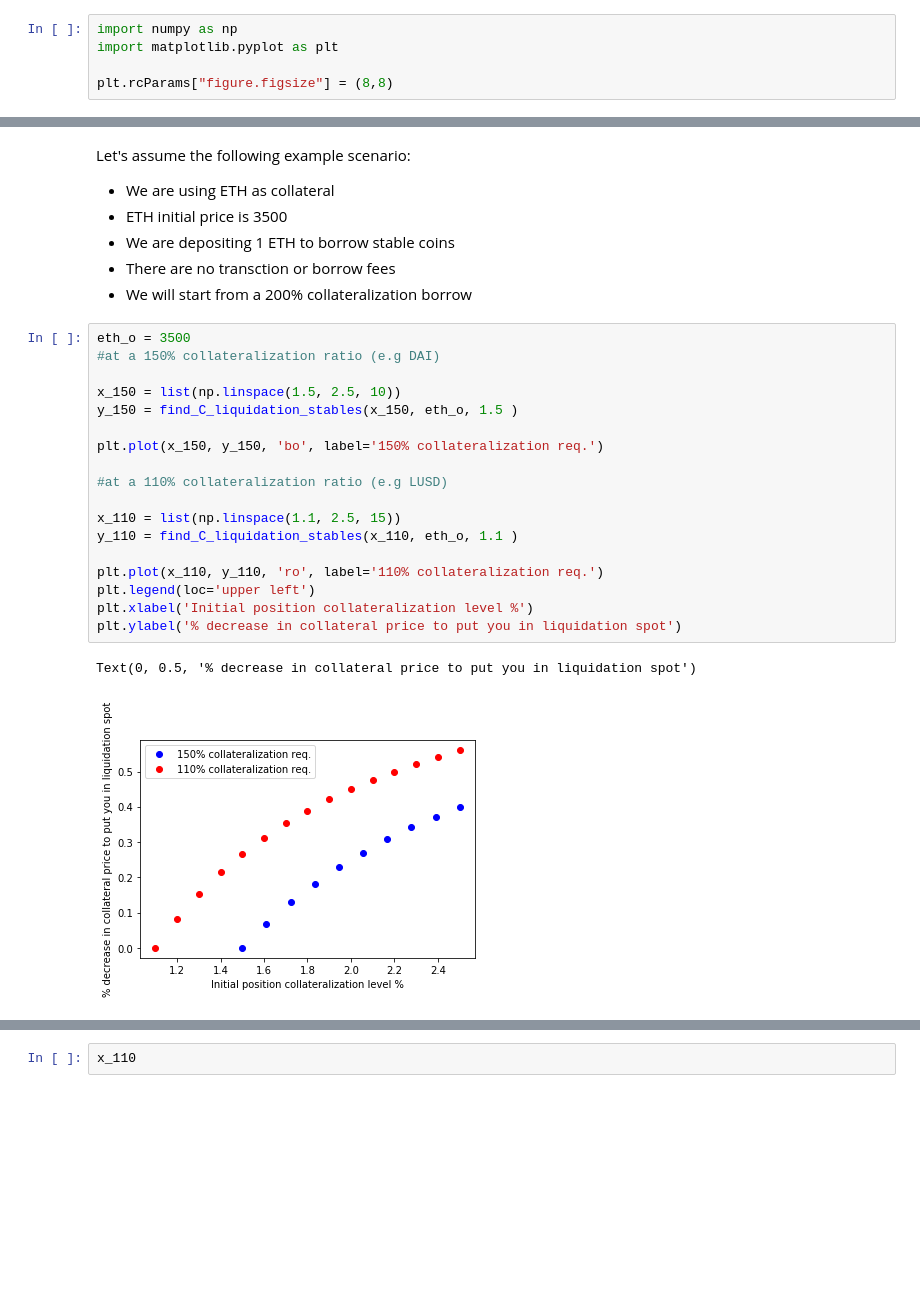
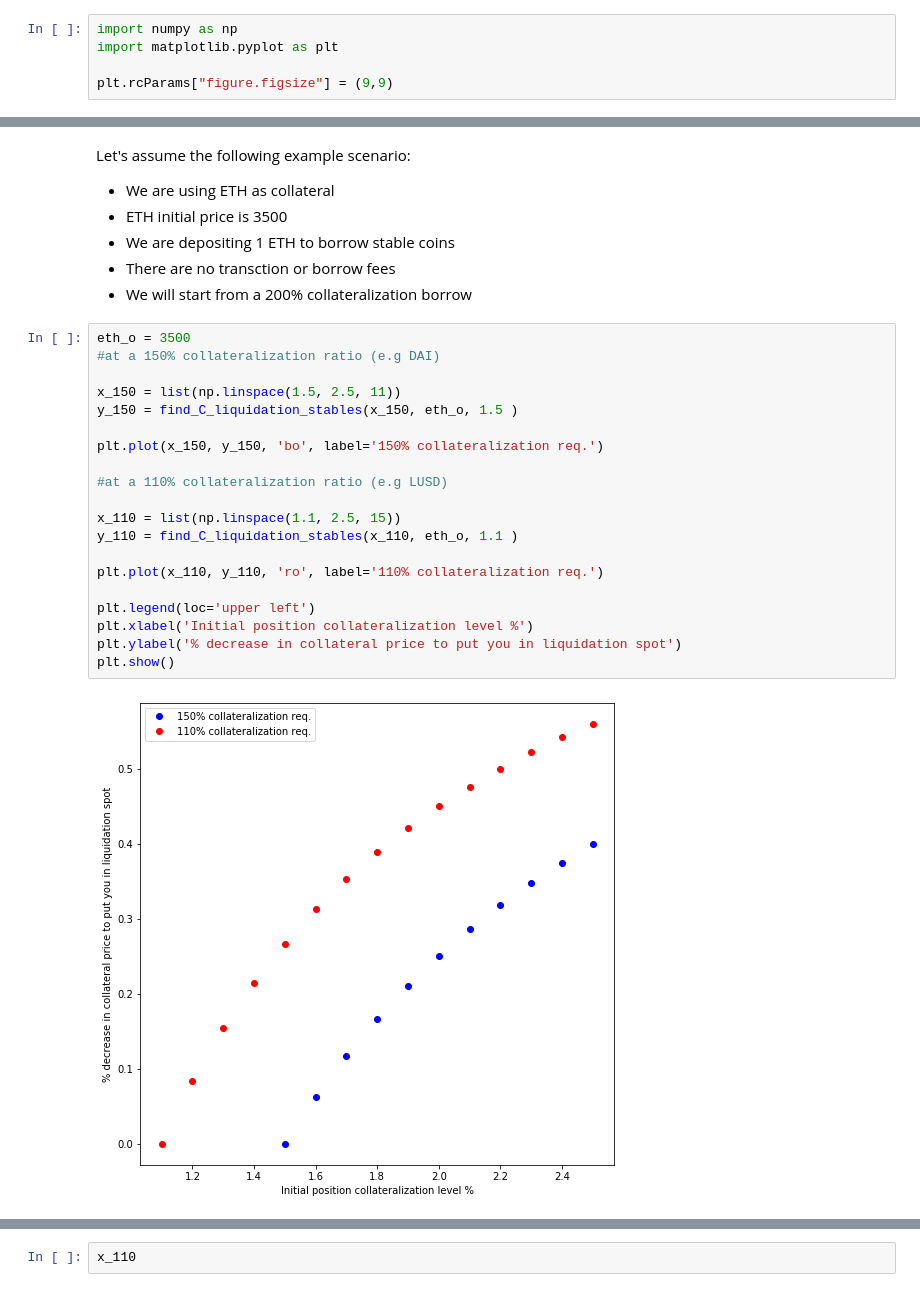
Before and after one commit to FernandoMeiraFilho/DeFi-Research, a Jupyter notebook: Collateralization/Understanding Collateral Ratios.ipynb, the cells around one changed output, grey strips where cells are left out. Drawn from its saved outputs; the diff is of its cells as text; blank space fills up the shorter version.

```diff
--- a/Collateralization/Understanding Collateral Ratios.ipynb
+++ b/Collateralization/Understanding Collateral Ratios.ipynb
@@ -2,7 +2,7 @@
 import numpy as np
 import matplotlib.pyplot as plt
 
-plt.rcParams["figure.figsize"] = (8,8)
+plt.rcParams["figure.figsize"] = (9,9)
 # %% [markdown]
 # Understanding collateralization
 # %% [markdown]
@@ -88,21 +86,22 @@ Let's assume the following example scenario:
 # %%
 eth_o = 3500
 #at a 150% collateralization ratio (e.g DAI)
 
-x_150 = list(np.linspace(1.5, 2.5, 10))
+x_150 = list(np.linspace(1.5, 2.5, 11))
 y_150 = find_C_liquidation_stables(x_150, eth_o, 1.5 )
 
 plt.plot(x_150, y_150, 'bo', label='150% collateralization req.')
 
 #at a 110% collateralization ratio (e.g LUSD)
 
 x_110 = list(np.linspace(1.1, 2.5, 15))
 y_110 = find_C_liquidation_stables(x_110, eth_o, 1.1 )
 
 plt.plot(x_110, y_110, 'ro', label='110% collateralization req.')
+
 plt.legend(loc='upper left')
 plt.xlabel('Initial position collateralization level %')
 plt.ylabel('% decrease in collateral price to put you in liquidation spot')
+plt.show()
 # %% [output]
-Text(0, 0.5, '% decrease in collateral price to put you in liquidation spot')
-[figure, old version]
+[figure, new version]
```
Also changed, not shown: parts of 7 cells of this notebook.
